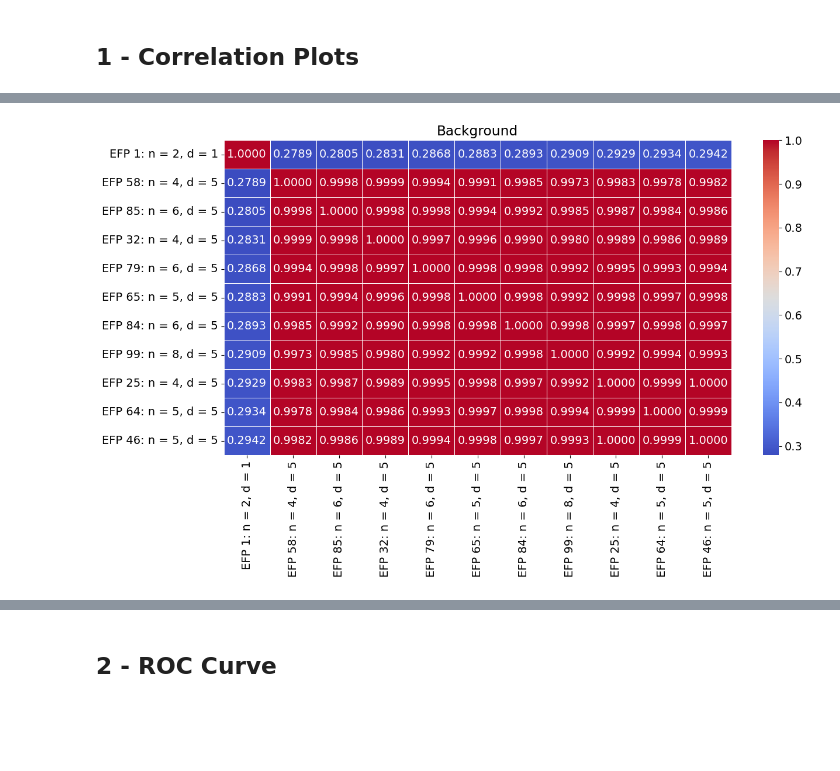
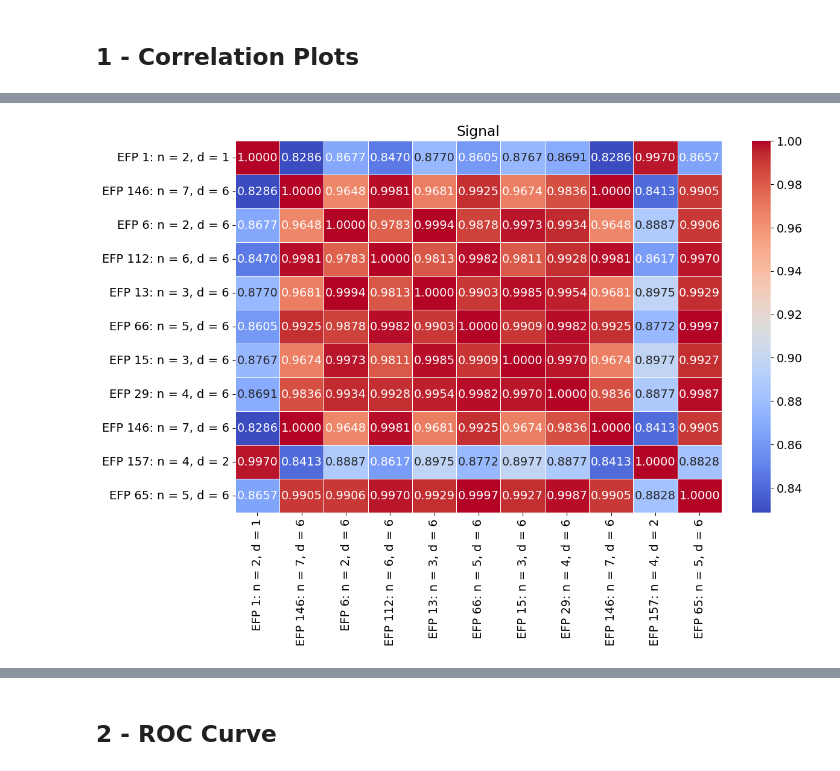
Before and after one commit to aritafc/energy-flow-analysis, a Jupyter notebook: Offline_L1Trigger_Jets.ipynb, the cells around one changed output, grey strips where cells are left out. Cells and saved outputs as stored; diff of their text form; code cells hidden in the pictures; blank space fills up the shorter version.

```diff
--- a/Offline_L1Trigger_Jets.ipynb
+++ b/Offline_L1Trigger_Jets.ipynb
@@ -797,5 +789,4 @@ test_frac = 0.2
 colors = ['tab:red', 'tab:orange', 'tab:olive', 'tab:green', 'tab:blue', 'tab:purple']
 
 # Define set of graphs
-efpset = ef.EFPSet(('d<=', 5), measure='hadr',  beta=beta)
-#efpset6 = ef.EFPSet(('d==6'), measure='hadr',  beta=beta)
+efpset = ef.EFPSet(('d<=', 6), measure='hadr',  beta=beta)
@@ -812,3 +793,6 @@ X_EFP = np.concatenate([X_dim5, X_dim6], axis=1) # EFPs with d<=6
+# %%
+# Load data with EFPs
+X_EFP = np.load('efps_d6_Apr26.npy')
 # %%
 # Create arrays with the labels
 bkg_labels = np.zeros(len(background))
@@ -917,18 +901,19 @@ In this section, we apply a cut directly on the EFPs to distinguish signal and b
 # %% [markdown]
 ## 1 - Correlation Plots
 # %%
-efpset = ef.EFPSet(('d<=', 5), measure=measure, beta=beta)
+# Compute correlation between some EFPs (example)
+efpset = ef.EFPSet(('d<=', 6), measure=measure, beta=beta)
 signal_idx = np.where(y == 1)[0]
 bkg_idx    = np.where(y == 0)[0]
 EFPs_bkg = []
 columns_bkg = []
 EFPs_sig = []
 columns_sig = []
-
-for i in range(X_dim5.shape[1]):
+index = [1,146,6,112,13,66,15,29,146,157,65]
+for i in index:
   i = int(i)
-  EFP_bkg = X_dim5[bkg_idx,i]
-  EFP_sig = X_dim5[signal_idx,i]
+  EFP_bkg = X_EFP[bkg_idx,i]
+  EFP_sig = X_EFP[signal_idx,i]
   n, d = get_EFP(efpset, i)
   EFPs_bkg.append(EFP_bkg)
   EFPs_sig.append(EFP_sig)
@@ -942,10 +927,6 @@ df_EFPs_bkg.columns = columns_bkg
 df_EFPs_sig = pd.DataFrame(EFPs_sig)
 df_EFPs_sig = df_EFPs_sig.transpose()
 df_EFPs_sig.columns = columns_sig
-# %%
-# Remove EFP with n= 1 and d = 0 (=1 to all events)
-df_EFPs_bkg = df_EFPs_bkg.drop(columns=['EFP 0: n = 1, d = 0'], axis=1)
-df_EFPs_sig = df_EFPs_sig.drop(columns=['EFP 0: n = 1, d = 0'], axis=1)
 # %%
 corr_matrix_bkg = df_EFPs_bkg.corr()
 corr_matrix_bkg
@@ -1063,8 +971,8 @@ corr_matrix_bkg
 # %%
-import seaborn as sns
-plt.figure(figsize=(14,7))
-sns.heatmap(corr_matrix_bkg, annot=True, cmap="coolwarm", fmt=".4f", linewidths=0.5)
-plt.title("Background")
+# Plot correlation matrix (signal)
+plt.figure(figsize=(13,8))
+sns.heatmap(corr_matrix_sig, annot=True, cmap="coolwarm", fmt=".4f", linewidths=0.5)
+plt.title("Signal")
 plt.show()
 # %% [output]
-[figure, old version]
+[figure, new version]
```
Also changed, not shown: parts of 71 cells of this notebook, 1 other file.
